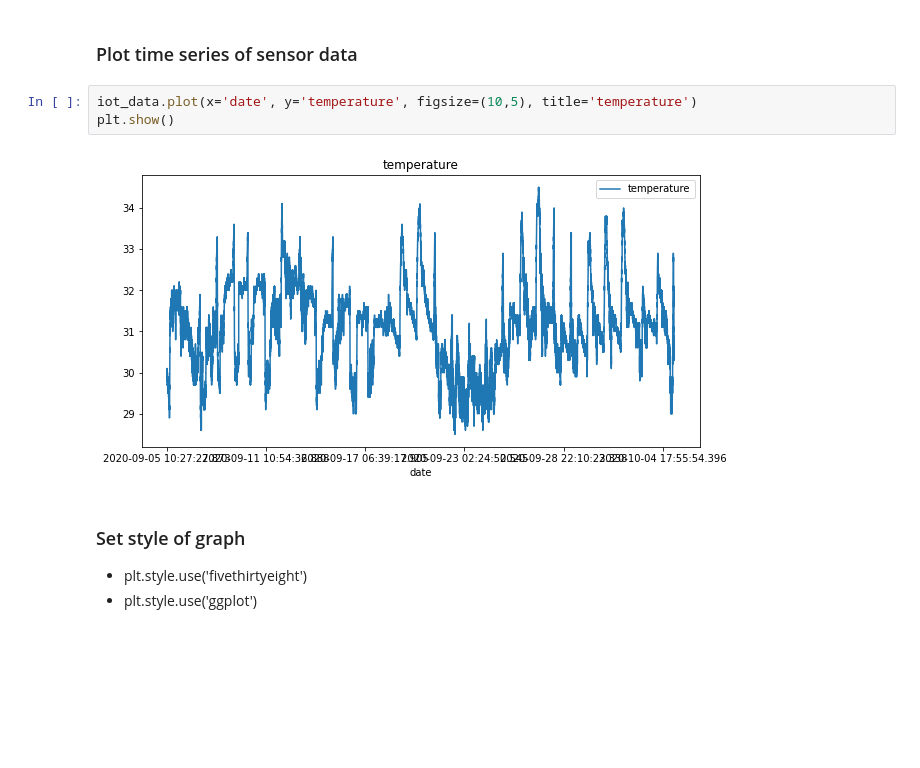
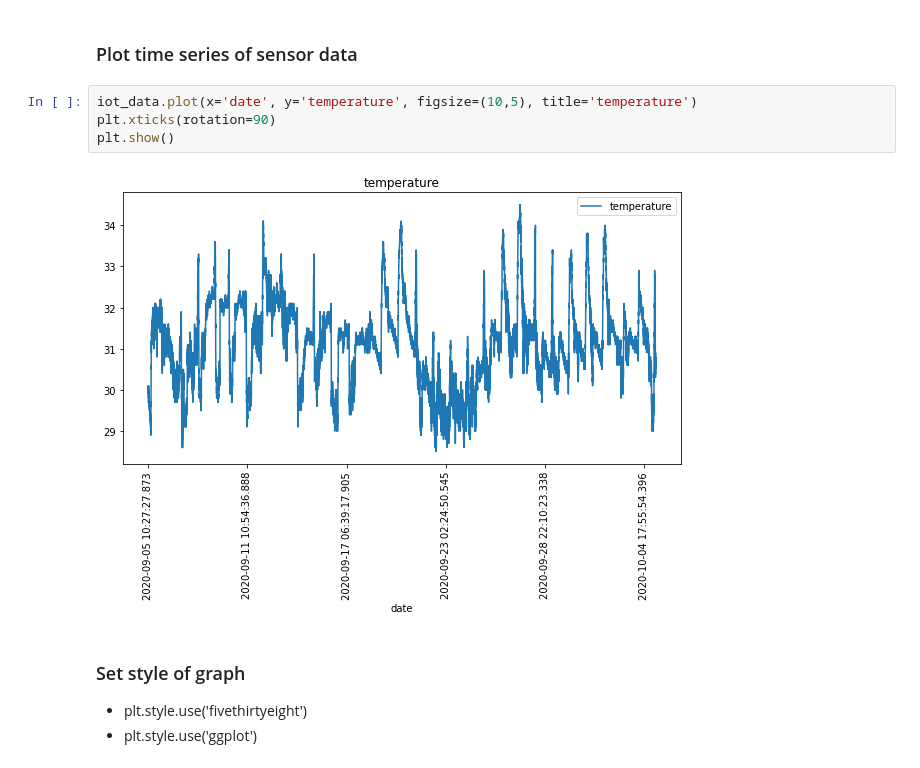
Before and after one commit to bum3632/pdm13, a Jupyter notebook: pandas/pandas_6_iot_nano33_.ipynb, the cells around one changed output. Cells and saved outputs as stored; diff of their text form; blank space fills up the shorter version.

```diff
--- a/pandas/pandas_6_iot_nano33_.ipynb
+++ b/pandas/pandas_6_iot_nano33_.ipynb
@@ -260,9 +260,10 @@ plt.show()
 ### Plot time series of sensor data
 # %%
 iot_data.plot(x='date', y='temperature', figsize=(10,5), title='temperature')
+plt.xticks(rotation=90)
 plt.show()
 # %% [output]
-[figure, old version]
+[figure, new version]
 # %% [markdown]
 ### Set style of graph
 - plt.style.use('fivethirtyeight')
```
Also changed, not shown: parts of 50 cells of this notebook.
